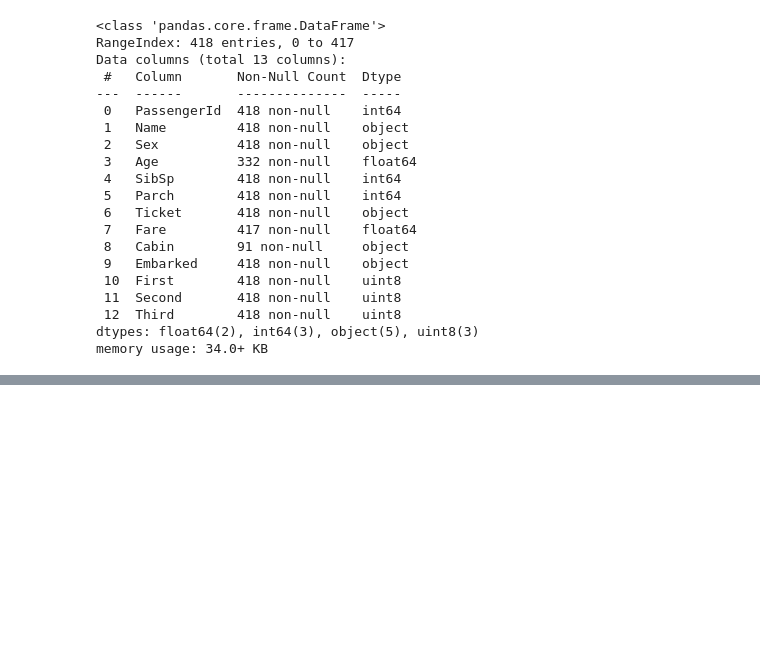
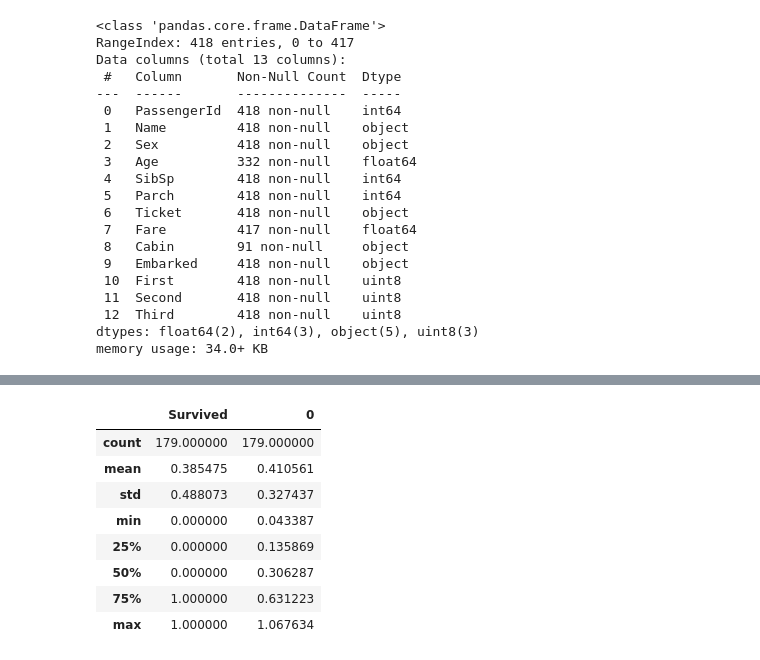
Before and after one commit to LeeJSmasw/Data_Science, a Jupyter notebook: titanic/titanic_eda1.ipynb, the cells around one changed output, grey strips where cells are left out. Saved outputs shown, nothing was run; the diff lists cells and outputs as text; code cells hidden in the pictures; blank space fills up the shorter version.

```diff
--- a/titanic/titanic_eda1.ipynb
+++ b/titanic/titanic_eda1.ipynb
@@ -449,0 +544,13 @@ memory usage: 34.0+ KB
+# %%
+final_result = pd.concat([test_y.reset_index(drop=True), pd.DataFrame(predict_test)], axis = 1)
+final_result.describe()
+# %% [output]
+|  | Survived | 0 |
+| count | 179.000000 | 179.000000 |
+| mean | 0.385475 | 0.410561 |
+| std | 0.488073 | 0.327437 |
+| min | 0.000000 | 0.043387 |
+| 25% | 0.000000 | 0.135869 |
+| 50% | 0.000000 | 0.306287 |
+| 75% | 1.000000 | 0.631223 |
+| max | 1.000000 | 1.067634 |
```
Also changed, not shown: parts of 31 cells of this notebook.
